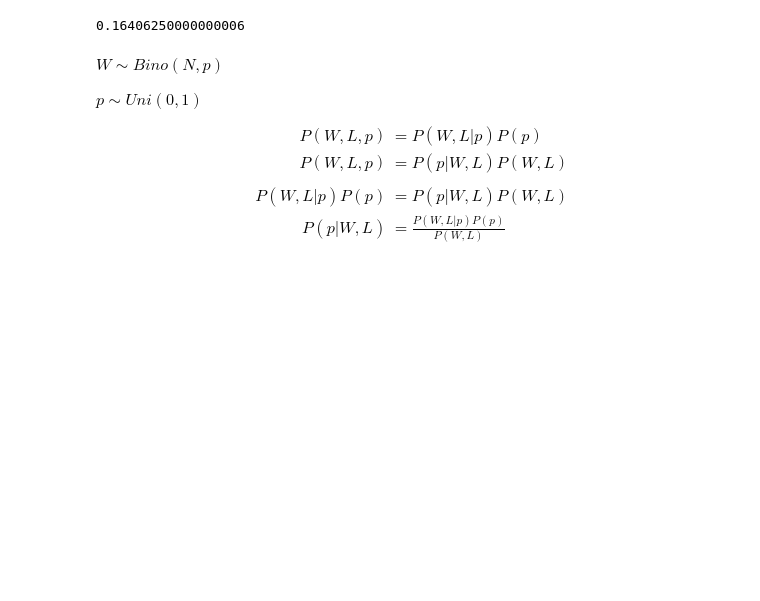
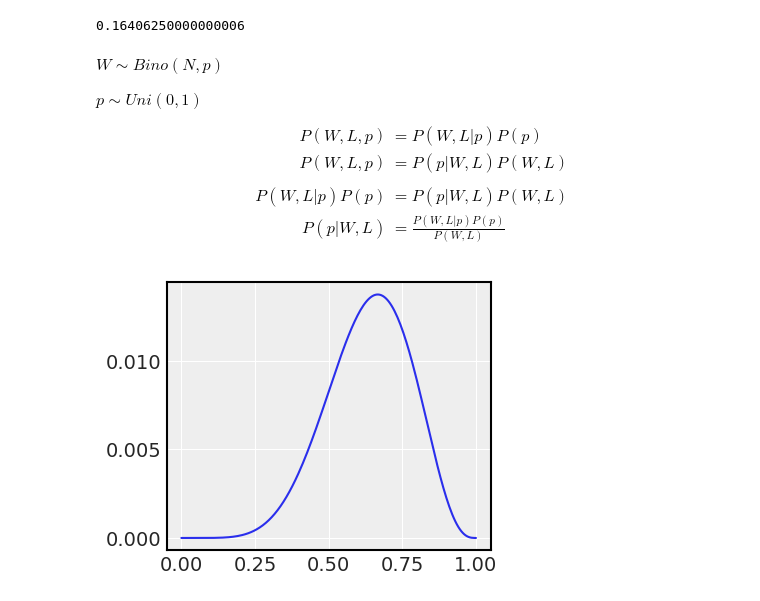
Before and after one commit to SamGijsen/StatisticalRethinking_PyMC, a Jupyter notebook: Chapter 2.ipynb, the cells around one changed output. Saved outputs shown, nothing was run; the diff lists cells and outputs as text; code cells hidden in the pictures; blank space fills up the shorter version.

```diff
--- a/Chapter 2.ipynb
+++ b/Chapter 2.ipynb
@@ -16,6 +16,11 @@ NoneType: None
 RANDOM_SEED = 8927
 np.random.seed(RANDOM_SEED)
 az.style.use("arviz-darkgrid")
+
+plt.rcParams['figure.figsize'] = [4.0, 3.0]
+plt.rcParams["font.size"] = 14
+plt.rcParams["axes.edgecolor"] = "black"
+plt.rcParams["axes.linewidth"] = 1.5
 # %%
 stats.binom.pmf(6, n =9, p=0.5)
 # %% [output]
@@ -33,3 +38,18 @@ P(W,L \vert p) P(p) &= P(p \vert W,L) P(W,L) \\
 P(p \vert W,L) &= \frac{P(W,L \vert p) P(p)}{P(W,L)}
 \end{align}
 $$
+# %%
+# code 2.3
+npoints = 200
+p_grid = np.linspace(0, 1, npoints)
+prior = np.linspace(1,1,npoints)
+#prior = np.exp(5*p_grid)
+likelihood = stats.binom.pmf(6, n=9, p=p_grid)
+unst_posterior = likelihood*prior
+posterior = unst_posterior / np.sum(unst_posterior)
+
+# code 2.4
+plt.plot(p_grid, posterior)
+plt.show()
+# %% [output]
+[figure, added]
```
Also changed, not shown: parts of 16 cells of this notebook.
